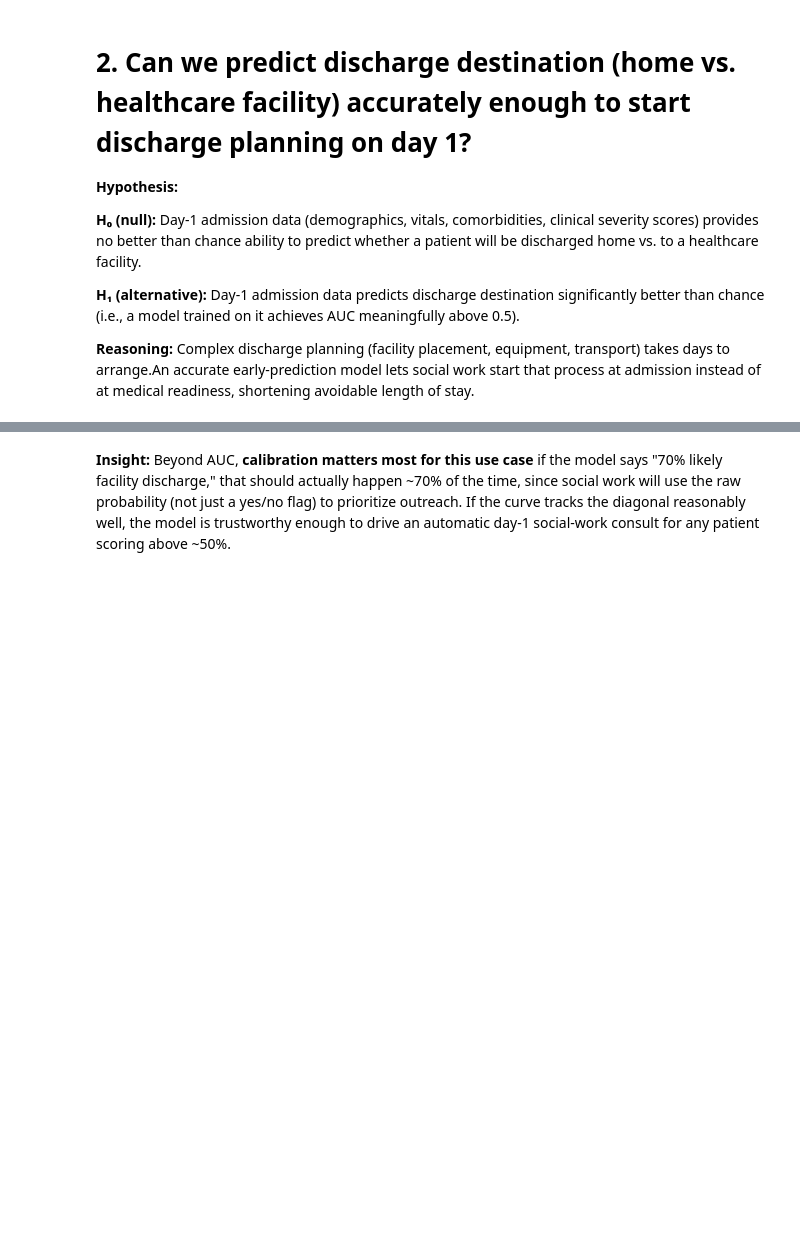
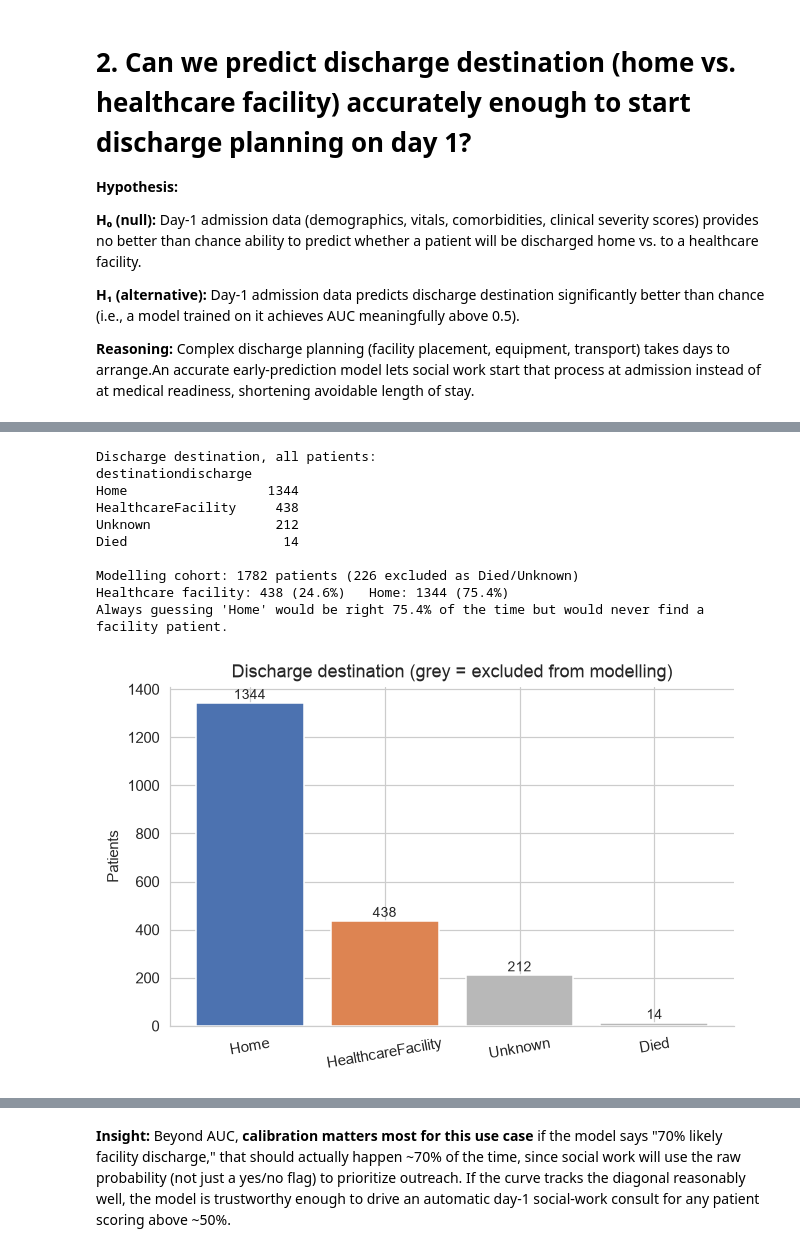
Before and after one commit to mishrasudha1984-png/Team4_The_Zen_OF_Five_PythonHackathon_Sep2026, a Jupyter notebook: Team4_The_Zen_Of_Five_4.Predictive.ipynb, the cells around one changed output, grey strips where cells are left out. Saved outputs shown, nothing was run; the diff lists cells and outputs as text; code cells hidden in the pictures; blank space fills up the shorter version.

```diff
--- a/Team4_The_Zen_Of_Five_4.Predictive.ipynb
+++ b/Team4_The_Zen_Of_Five_4.Predictive.ipynb
@@ -546,0 +627,35 @@ Day-1 admission data predicts discharge destination significantly better than ch
+# %%
+all_counts = df[TARGET].value_counts()
+print("Discharge destination, all patients:")
+print(all_counts.to_string())
+
+df = df[df[TARGET].isin([NEGATIVE, POSITIVE])].copy()
+df["target"] = (df[TARGET] == POSITIVE).astype(int)      # 1 = healthcare facility
+y_all = df["target"]
+base_rate = y_all.mean()
+print(f"\nModelling cohort: {len(df)} patients "
+      f"({int(all_counts.sum() - len(df))} excluded as Died/Unknown)")
+print(f"Healthcare facility: {int(y_all.sum())} ({base_rate:.1%})   Home: {int((1 - y_all).sum())} ({1 - base_rate:.1%})")
+print(f"Always guessing 'Home' would be right {1 - base_rate:.1%} of the time but would never find a facility patient.")
+
+fig, ax = plt.subplots(figsize=(6, 4))
+order = [NEGATIVE, POSITIVE] + [c for c in all_counts.index if c not in (NEGATIVE, POSITIVE)]
+colors = {"Home": "#4C72B0", "HealthcareFacility": "#DD8452"}
+bars = ax.bar(order, [all_counts[c] for c in order], color=[colors.get(c, "#B8B8B8") for c in order])
+for b, c in zip(bars, order):
+    ax.text(b.get_x() + b.get_width() / 2, all_counts[c] + 15, str(all_counts[c]), ha="center", fontsize=9)
+ax.set_ylabel("Patients"); ax.set_title("Discharge destination (grey = excluded from modelling)")
+plt.xticks(rotation=10); plt.tight_layout()
+plt.savefig("q2_dest_class_distribution.png", dpi=150); plt.show()
+# %% [output]
+Discharge destination, all patients:
+destinationdischarge
+Home                  1344
+HealthcareFacility     438
+Unknown                212
+Died                    14
+
+Modelling cohort: 1782 patients (226 excluded as Died/Unknown)
+Healthcare facility: 438 (24.6%)   Home: 1344 (75.4%)
+Always guessing 'Home' would be right 75.4% of the time but would never find a facility patient.
+[figure, added]
```
Also changed, not shown: parts of 36 cells of this notebook.
